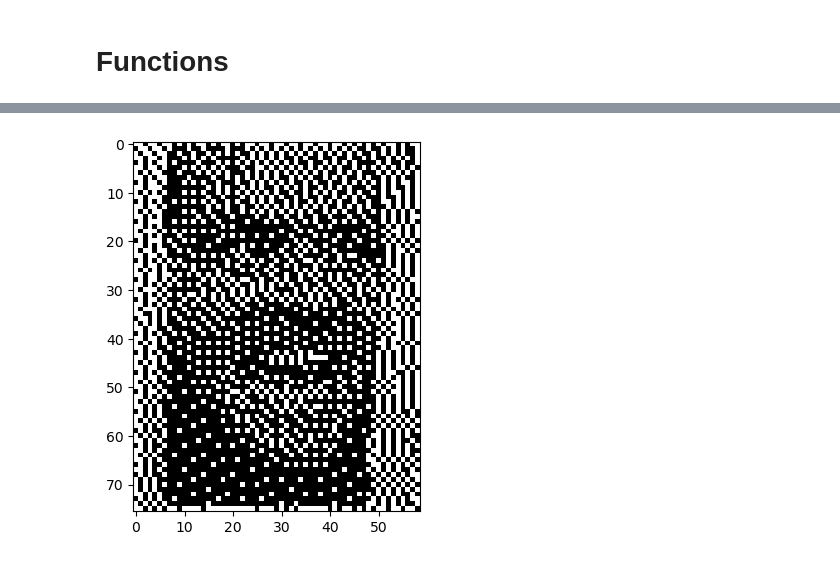
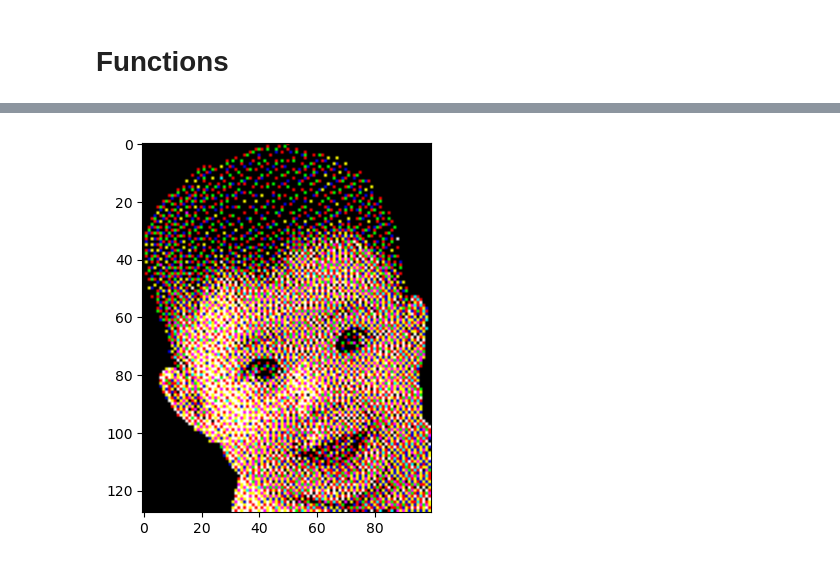
Before and after one commit to RACollins/palette-able-images, a Jupyter notebook: notebooks/1.0-palettise-testing.ipynb, the cells around one changed output, grey strips where cells are left out. Cells and saved outputs as stored; diff of their text form; code cells hidden in the pictures.

```diff
--- a/notebooks/1.0-palettise-testing.ipynb
+++ b/notebooks/1.0-palettise-testing.ipynb
@@ -10,7 +10,7 @@ from PIL import Image
 # Definitions
 # %%
 img_file = (
-    "/Users/richardcollins/palette-able-images/data/test_images/jonny_cropped.jpg"
+    "/Users/richardcollins/palette-able-images/data/test_images/Emma.png"
 )
 # %% [markdown]
 # Functions
@@ -98,3 +98,3 @@ plt.show()
 # %%
-resized = resize_image_pillow(img=original, dims=(59, 76))
+resized = resize_image_pillow(img=original, dims=(100, 128))
 # %% [output]
@@ -143,9 +143,11 @@ array([[178, 170, 162],
        [  0,   0,   0],
        [  0,   0,   0]])
 # %%
-new_palette = list(np.array([[0, 0, 0], [255, 255, 255]]).flatten())
-image_new_palette = quantise_to_palette(img=image_pbn, palette=new_palette)
+new_palette = list(
+    np.array([[0, 0, 0], [0, 0, 225], [0, 255, 0], [255, 0, 0], [0, 255, 255], [255, 0, 255], [255, 255, 0], [255, 255, 255]]).flatten()
+)
+image_new_palette = quantise_to_palette(img=resized, palette=new_palette)
 plt.imshow(image_new_palette)
 plt.show()
 # %% [output]
-[figure, old version]
+[figure, new version]
```
Also changed, not shown: parts of 8 cells of this notebook, 1 other file.
